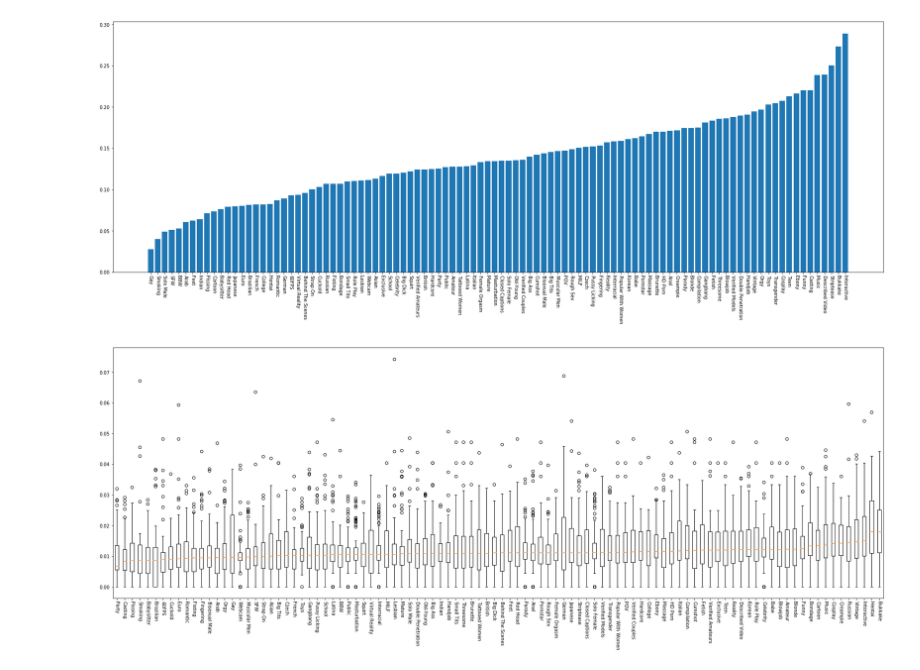
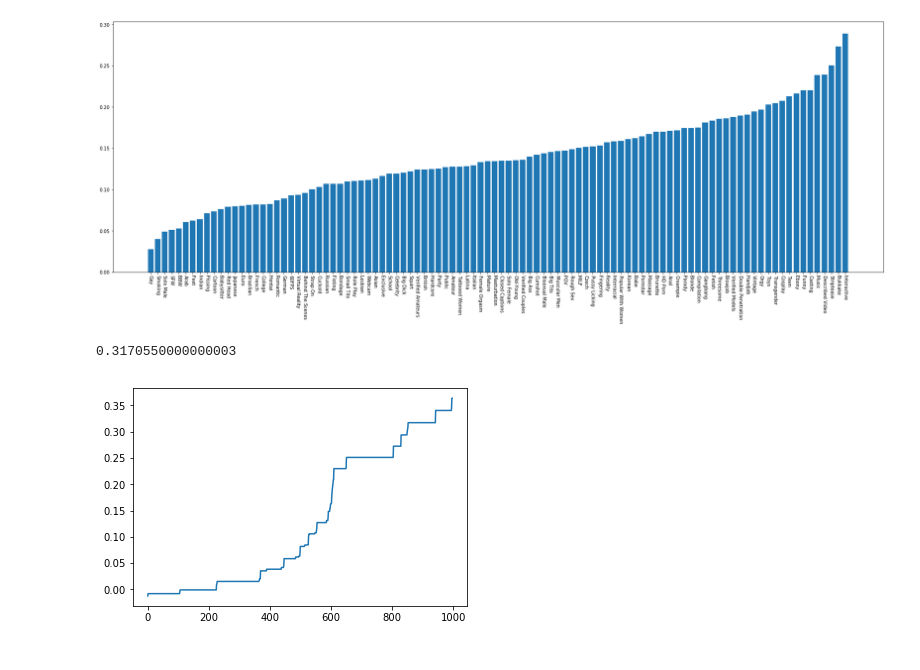
Before and after one commit to boldwren/eye-tracking, a Jupyter notebook: eye-contact.ipynb, the cells around one changed output. Cells and saved outputs as stored; diff of their text form; code cells hidden in the pictures.

```diff
--- a/eye-contact.ipynb
+++ b/eye-contact.ipynb
@@ -407,9 +384,0 @@ faces = [
-# %%
-pyplot.figure()
-for filename, face in faces:
-    points = [
-        (point.x, -point.y)
-        for point in face.parts()
-    ]
-    pyplot.scatter(*zip(*points), label=filename.replace(HOME, '~'))
-# pyplot.legend()
@@ -546,9 +540,7 @@ def box_plot_of_hit_per_video_per_category():
 
 
 
-box_plot_of_hit_per_video_per_category()
+# box_plot_of_hit_per_video_per_category()
-# %% [output]
-[figure, removed]
 # %%
 def get_best_videos(category):
     stats = get_hit_per_video_per_category()
@@ -568,6 +560,44 @@ def get_best_videos(category):
     }
 
 # get_best_videos('Behind The Scenes')
+# %%
+import json
+
+@lru_cache(maxsize=1000_000)
+def get_length_difference(filename):
+    proc = subprocess.run(
+        f'ffprobe -v error -show_entries stream -of json {filename}',
+        shell=True, check=True, capture_output=True)
+    out = json.loads(proc.stdout)
+    streams = {stream['codec_type']: stream for stream in out['streams']}
+    try:
+        video_duration = float(streams['video']["duration"])
+        audio_duration = float(streams['audio']["duration"])
+    except KeyError:
+        return 1.
+    return video_duration - audio_duration
+
+get_length_difference(f'{HOME}/tmp/1920x1080/all-videos/ph5c4402553423d.mp4.hls/segment-00016.ts')
+# %% [output]
+0.3170550000000003
+# %%
+def plot_durations():
+    differences = []
+#     with open(f'{HOME}/tmp/montage-interleaved-1920x1080-Cosplay.txt') as f:
+#         for line in f:
+#             filename = line.replace('file ', f'{HOME}/tmp/')
+    for filename in tqdm.notebook.tqdm(glob.glob(f'{HOME}/tmp/1920x1080/all-videos/*.hls/*.ts')[:1000]):
+        if 'segment-00000.ts' not in filename:
+            try:
+                differences.append(get_length_difference(filename))
+            except Exception as e:
+                print(filename.replace(HOME, '~'), e)
+
+    pyplot.plot(sorted(differences))
+
+plot_durations()
+# %% [output]
+[figure, added]
 # %%
 import sys
 './youtube-dl/' in sys.path or sys.path.append('./youtube-dl/')
```
Also changed, not shown: parts of 39 cells of this notebook, 1 other file.
